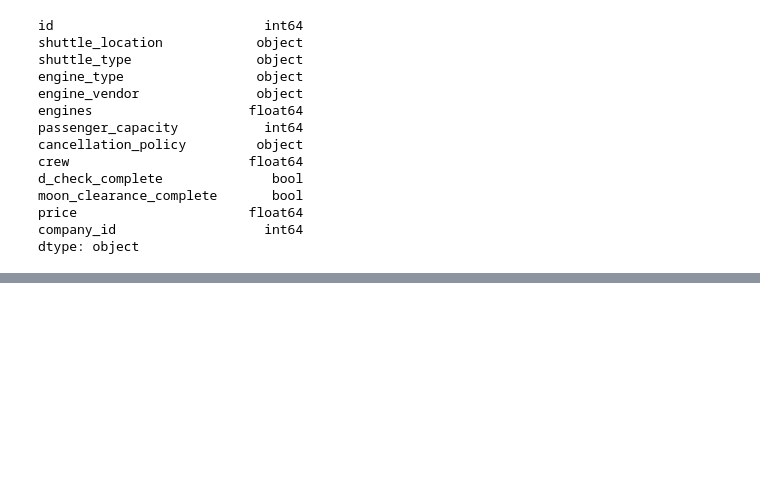
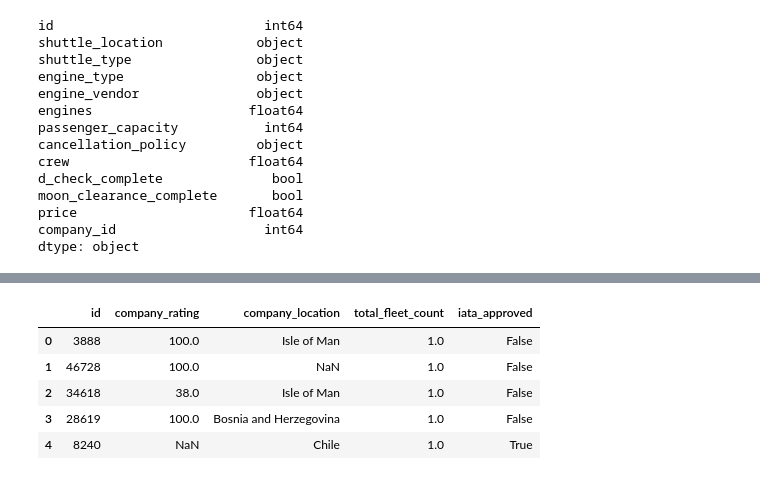
Before and after one commit to danimanabat12/kedros-tuts, a Jupyter notebook: notebooks/data-exploration.ipynb, the cells around one changed output, grey strips where cells are left out. Drawn from its saved outputs; the diff is of its cells as text; code cells hidden in the pictures; blank space fills up the shorter version.

```diff
--- a/notebooks/data-exploration.ipynb
+++ b/notebooks/data-exploration.ipynb
@@ -82,0 +85,3 @@ shuttles.head()
+# %%
+companies.head()
+# %% [output]
@@ -82,0 +89,6 @@ shuttles.head()
+|  | id | company_rating | company_location | total_fleet_count | iata_approved |
+| 0 | 3888 | 100.0 | Isle of Man | 1.0 | False |
+| 1 | 46728 | 100.0 | NaN | 1.0 | False |
+| 2 | 34618 | 38.0 | Isle of Man | 1.0 | False |
+| 3 | 28619 | 100.0 | Bosnia and Herzegovina | 1.0 | False |
+| 4 | 8240 | NaN | Chile | 1.0 | True |
```
Also changed, not shown: parts of 11 cells of this notebook, 15 other files.
